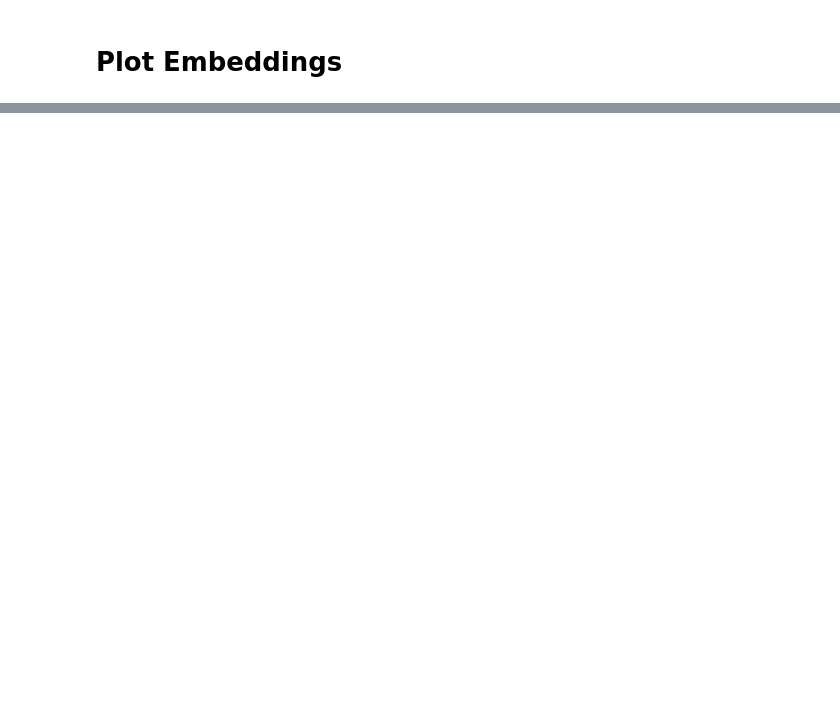
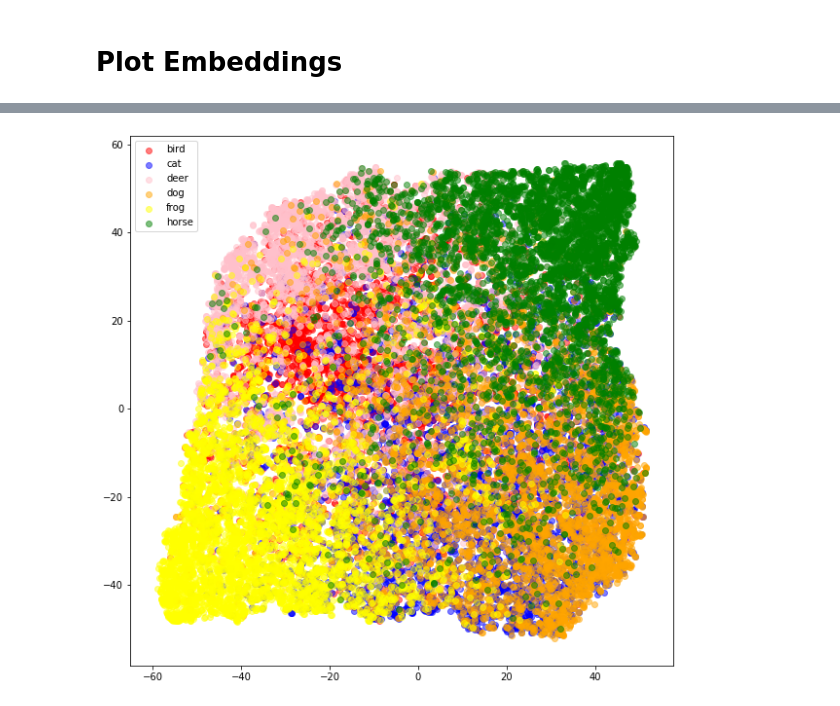
Before and after one commit to gesoges0/cifar10-pytorch-metric-learning, a Jupyter notebook: CIFAR10-Siamese-Contrasitve-UMAP.ipynb, the cells around one changed output, grey strips where cells are left out. Drawn from its saved outputs; the diff is of its cells as text; code cells hidden in the pictures; blank space fills up the shorter version.

Commit message:
[add] tsne

```diff
--- a/CIFAR10-Siamese-Contrasitve-UMAP.ipynb
+++ b/CIFAR10-Siamese-Contrasitve-UMAP.ipynb
@@ -339,0 +353,8 @@ plot_embeddings(train_embeddings, train_labels)
+# %%
+from sklearn.manifold import TSNE
+
+X_embedded = TSNE(n_components=2).fit_transform(train_embeddings)
+# %%
+plot_embeddings(X_embedded, train_labels)
+# %% [output]
+[figure, added]
```
Also changed, not shown: parts of 6 cells of this notebook.
